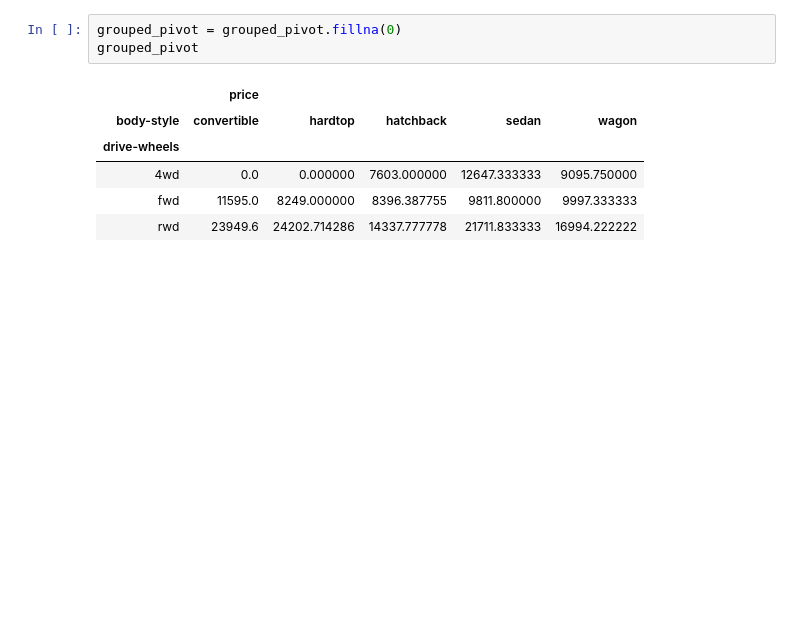
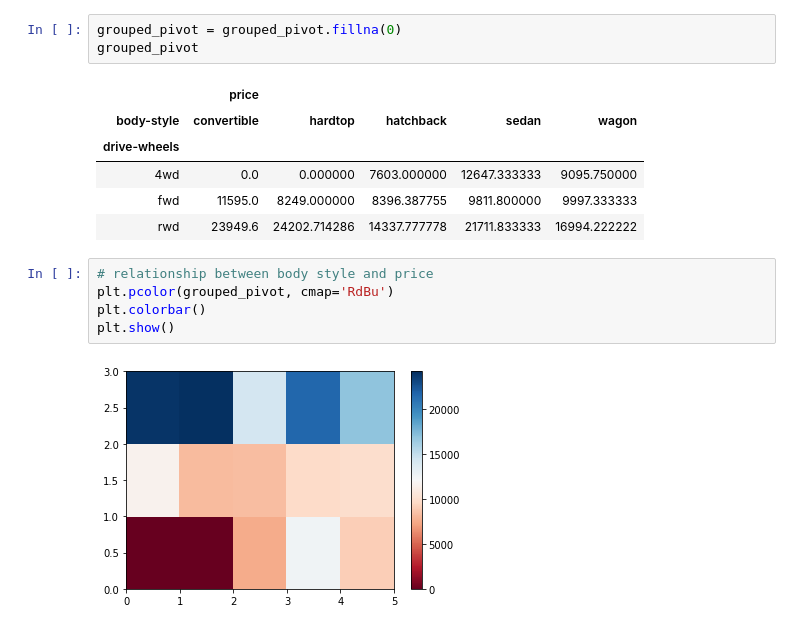
Before and after one commit to ghaffaru/used-car-price-prediction, a Jupyter notebook: train.ipynb, the cells around one changed output. Saved outputs shown, nothing was run; the diff lists cells and outputs as text; blank space fills up the shorter version.

```diff
--- a/train.ipynb
+++ b/train.ipynb
@@ -634,3 +634,10 @@ grouped_pivot
 | 4wd | 0.0 | 0.000000 | 7603.000000 | 12647.333333 | 9095.750000 |
 | fwd | 11595.0 | 8249.000000 | 8396.387755 | 9811.800000 | 9997.333333 |
 | rwd | 23949.6 | 24202.714286 | 14337.777778 | 21711.833333 | 16994.222222 |
+# %%
+# relationship between body style and price
+plt.pcolor(grouped_pivot, cmap='RdBu')
+plt.colorbar()
+plt.show()
+# %% [output]
+[figure, added]
```
Also changed, not shown: parts of 4 cells of this notebook.
